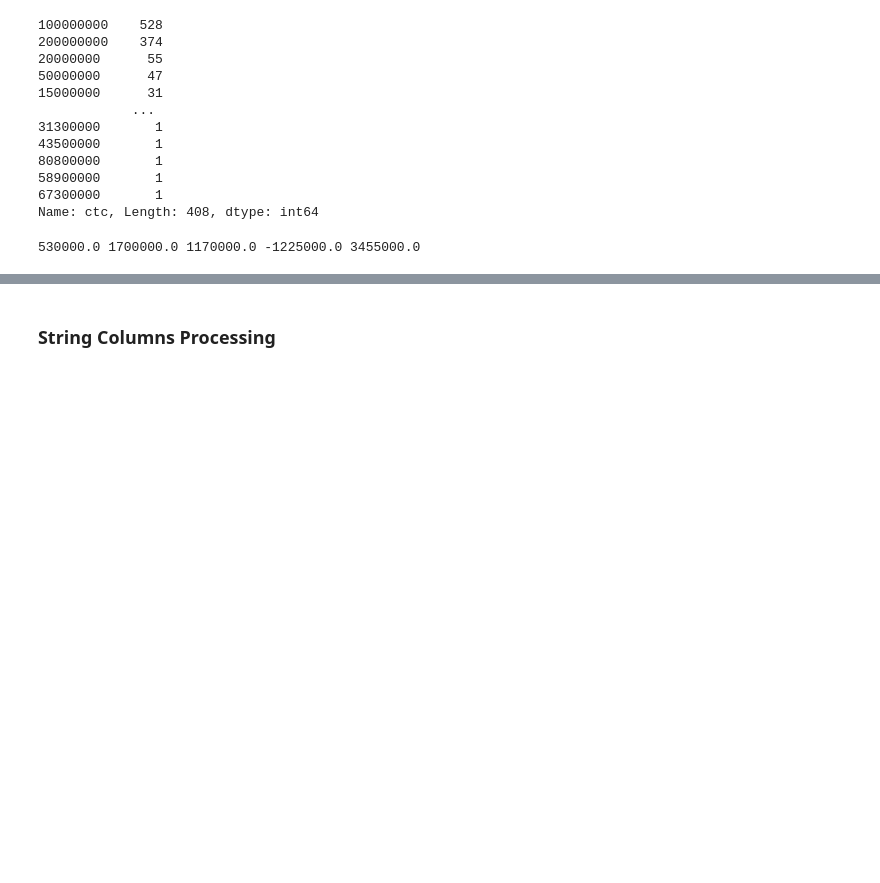
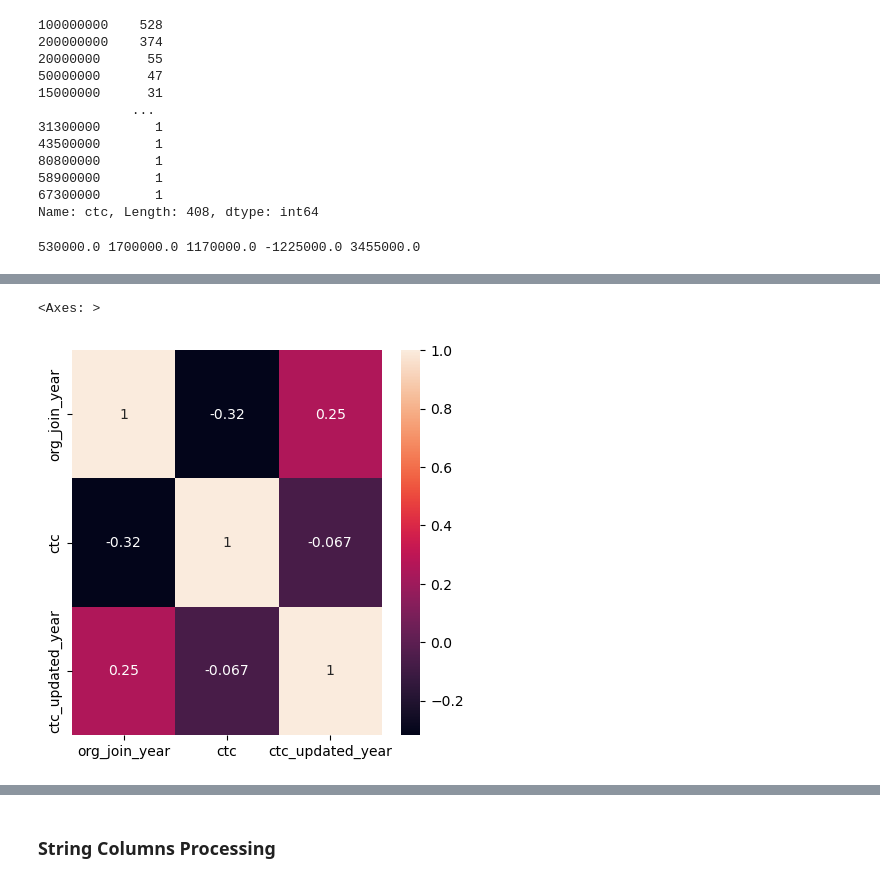
Before and after one commit to mayankjain281/ML_Unsupervised_Clustering, a Jupyter notebook: Career_Clustering_for_Scaler_Learners/Career_Clustering_for_Scaler_Learners.ipynb, the cells around one changed output, grey strips where cells are left out. Cells and saved outputs as stored; diff of their text form; code cells hidden in the pictures; blank space fills up the shorter version.

```diff
--- a/Career_Clustering_for_Scaler_Learners/Career_Clustering_for_Scaler_Learners.ipynb
+++ b/Career_Clustering_for_Scaler_Learners/Career_Clustering_for_Scaler_Learners.ipynb
@@ -100,0 +99,3 @@ df['ctc']=(df['ctc']/10**5).round(2)
+# %%
+df.drop_duplicates(inplace=True)
+df.shape
@@ -102,0 +108,6 @@ df['job_position'] = df['job_position'].str.lower()
+# %%
+# Capping outliers within the genuine range
+
+df['org_join_year'] = df.apply(lambda x: x['org_join_year'] if x['org_join_year'] <=2022 else 2022, axis=1)
+# %%
+df['years_of_experience']=2022-df['orgyear']
@@ -244,0 +326,10 @@ print(Q1,Q3,IQR,lower,upper)
+# %%
+#Bivariate analysis
+#Heatmap
+#Since variables aren't normally distributed, we do not consider Pearson correlation
+fig, ax = plt.subplots(figsize=(5, 5))
+Var_Corr = df.corr(method = 'spearman')
+sns.heatmap(Var_Corr, xticklabels=Var_Corr.columns, yticklabels=Var_Corr.columns, annot=True, ax=ax)
+# %% [output]
+<Axes: >
+[figure, added]
```
Also changed, not shown: parts of 13 cells of this notebook.
